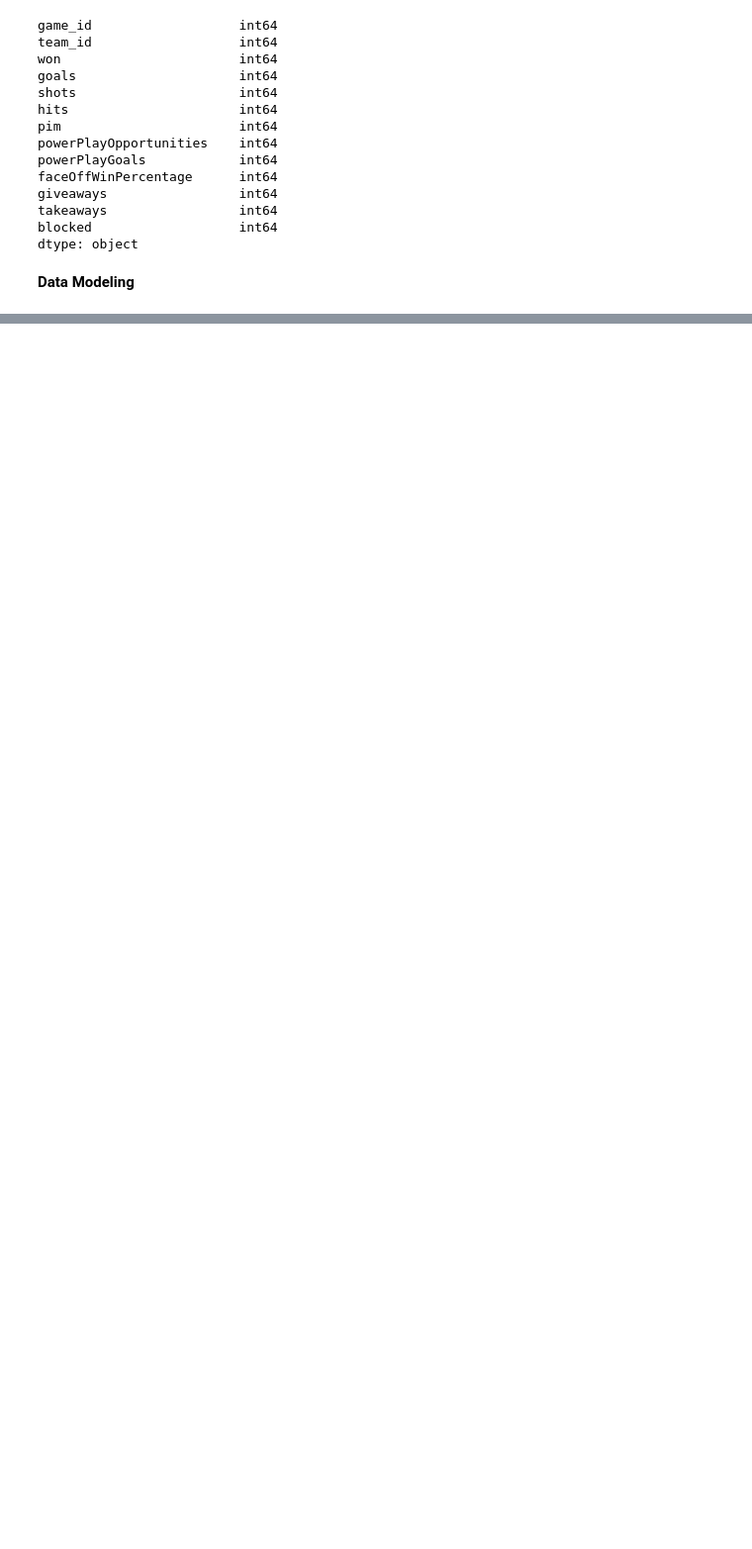
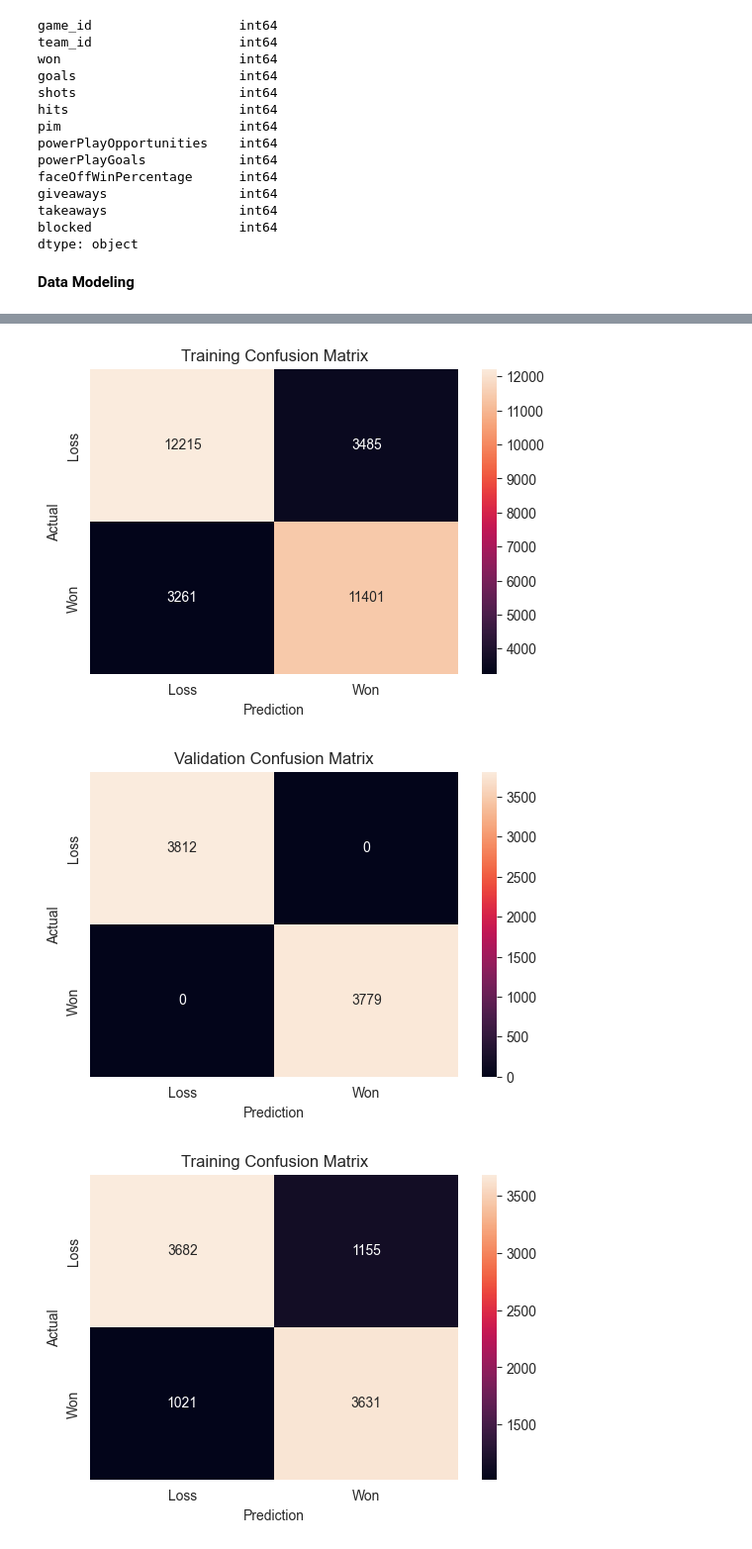
Before and after one commit to colincranwell/itcs-3162-group-8-project, a Jupyter notebook: Group8_Final.ipynb, the cells around one changed output, grey strips where cells are left out. Shown at 99% size. Cells and saved outputs as stored; diff of their text form; code cells hidden in the pictures; blank space fills up the shorter version.

Commit message:
Create Random Forest Classifier Model and visualizations

```diff
--- a/Group8_Final.ipynb
+++ b/Group8_Final.ipynb
@@ -260,0 +324,30 @@ plt.show()
+# %%
+# Plot the confusion matrix
+cm_trn = confusion_matrix(y_trn, y_trn_pred)
+cm_vld = confusion_matrix(y_vld, y_vld_pred)
+cm_tst = confusion_matrix(y_tst, y_tst_pred)
+
+plt.figure(figsize=(6, 4))
+sns.heatmap(cm_trn, annot=True, fmt="d", xticklabels=['Loss', 'Won'], yticklabels=['Loss', 'Won'])
+plt.ylabel('Actual')
+plt.xlabel('Prediction')
+plt.title('Training Confusion Matrix')
+plt.show()
+
+plt.figure(figsize=(6, 4))
+sns.heatmap(cm_vld, annot=True, fmt="d", xticklabels=['Loss', 'Won'], yticklabels=['Loss', 'Won'])
+plt.ylabel('Actual')
+plt.xlabel('Prediction')
+plt.title('Validation Confusion Matrix')
+plt.show()
+
+plt.figure(figsize=(6, 4))
+sns.heatmap(cm_tst, annot=True, fmt="d", xticklabels=['Loss', 'Won'], yticklabels=['Loss', 'Won'])
+plt.ylabel('Actual')
+plt.xlabel('Prediction')
+plt.title('Training Confusion Matrix')
+plt.show()
+# %% [output]
+[figure, added]
+[figure, added]
+[figure, added]
```
Also changed, not shown: parts of 7 cells of this notebook.
